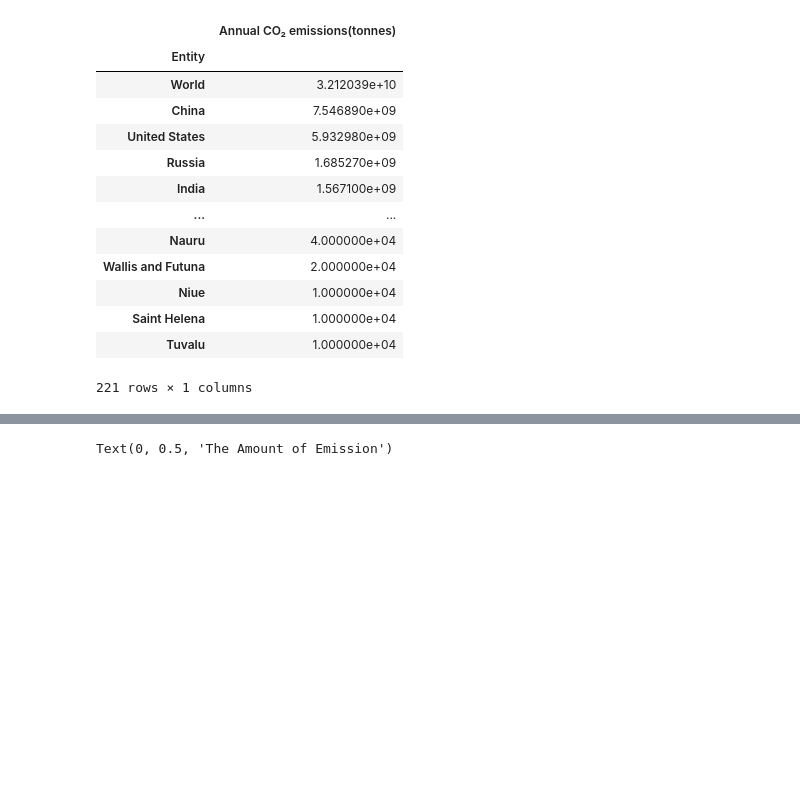
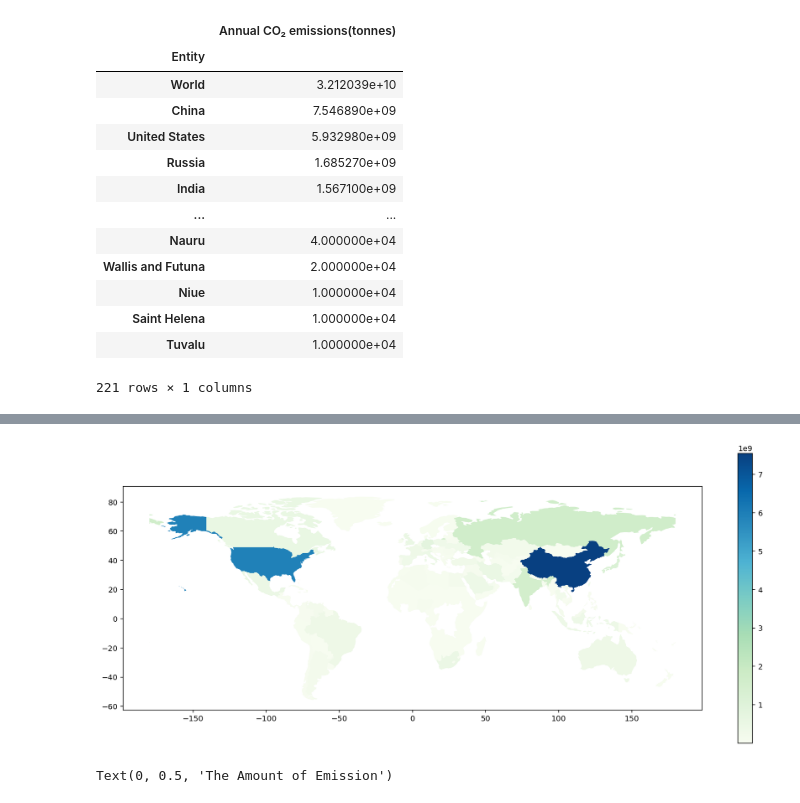
Before and after one commit to sichan502/COGS108_FinalProject, a Jupyter notebook: Yolanda_annual CO2 emission by country level.ipynb, the cells around one changed output, grey strips where cells are left out. Drawn from its saved outputs; the diff is of its cells as text; code cells hidden in the pictures; blank space fills up the shorter version.

```diff
--- a/Yolanda_annual CO2 emission by country level.ipynb
+++ b/Yolanda_annual CO2 emission by country level.ipynb
@@ -162,3 +240,9 @@ sort_df_country_emission_2008
+# %%
+fig, ax = plt.subplots(1, 1, figsize=(17, 7))
+divider = make_axes_locatable(ax)
+df_geo.plot(column='Annual CO₂ emissions(tonnes)', ax=ax, cmap='GnBu', legend=True);
+# %% [output]
+[figure, added]
 # %%
 sort_df_country_emission_2008 = df_country_emission_2008.sort_values(by = ['Annual CO₂ emissions(tonnes)'], ascending = False)
 #sort_df_country_emission_2008 = sort_df_country_emission_2008.drop(['World'])
```
Also changed, not shown: parts of 11 cells of this notebook.
